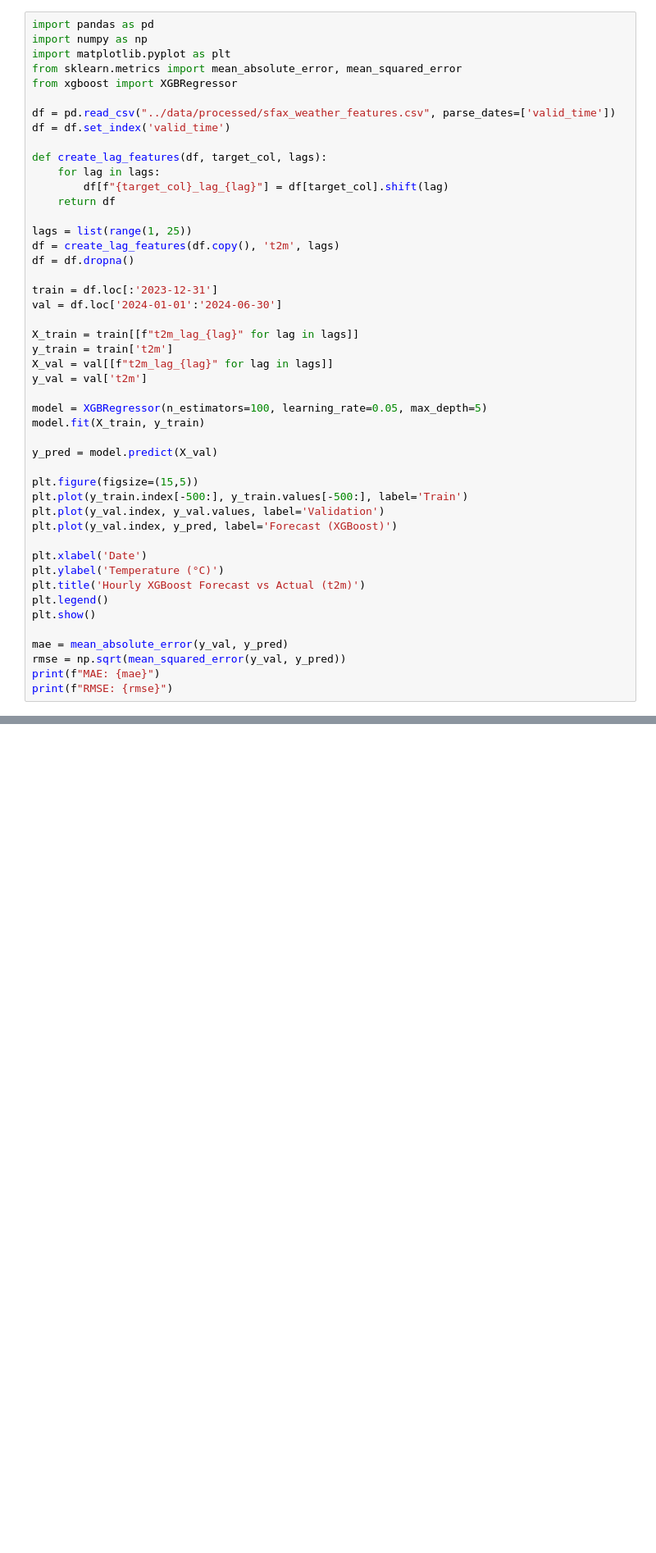
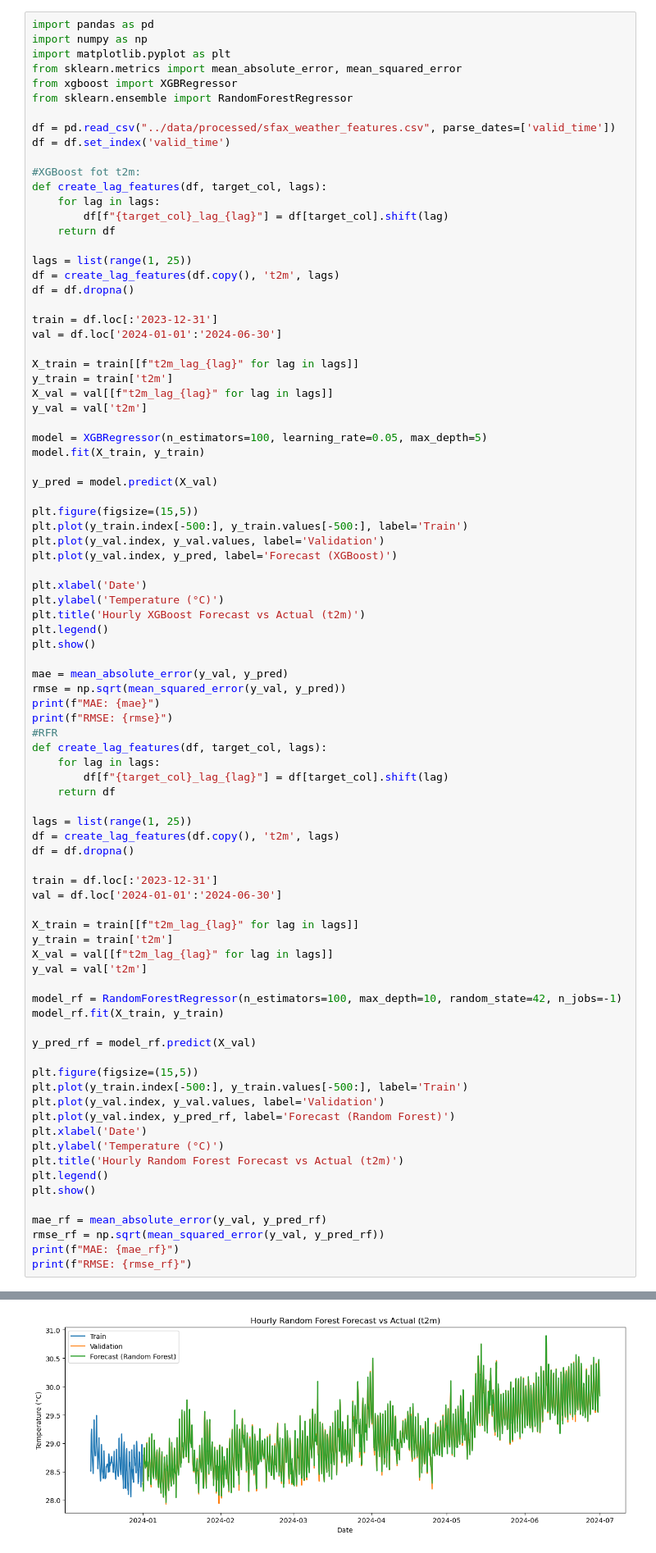
Before and after one commit to ahmedlayouni2001/MLops-Project-1, a Jupyter notebook: notebooks/04_ml_baseline.ipynb, the cells around one changed output, grey strips where cells are left out. Shown at 82% size. Saved outputs shown, nothing was run; the diff lists cells and outputs as text; blank space fills up the shorter version.

```diff
--- a/notebooks/04_ml_baseline.ipynb
+++ b/notebooks/04_ml_baseline.ipynb
@@ -4,10 +4,12 @@ import numpy as np
 import matplotlib.pyplot as plt
 from sklearn.metrics import mean_absolute_error, mean_squared_error
 from xgboost import XGBRegressor
+from sklearn.ensemble import RandomForestRegressor
 
 df = pd.read_csv("../data/processed/sfax_weather_features.csv", parse_dates=['valid_time'])
 df = df.set_index('valid_time')
 
+#XGBoost fot t2m:
 def create_lag_features(df, target_col, lags):
     for lag in lags:
         df[f"{target_col}_lag_{lag}"] = df[target_col].shift(lag)
@@ -22,30 +24,68 @@ val = df.loc['2024-01-01':'2024-06-30']
 
 X_train = train[[f"t2m_lag_{lag}" for lag in lags]]
 y_train = train['t2m']
 X_val = val[[f"t2m_lag_{lag}" for lag in lags]]
 y_val = val['t2m']
 
 model = XGBRegressor(n_estimators=100, learning_rate=0.05, max_depth=5)
 model.fit(X_train, y_train)
 
 y_pred = model.predict(X_val)
 
 plt.figure(figsize=(15,5))
 plt.plot(y_train.index[-500:], y_train.values[-500:], label='Train')
 plt.plot(y_val.index, y_val.values, label='Validation')
 plt.plot(y_val.index, y_pred, label='Forecast (XGBoost)')
 
 plt.xlabel('Date')
 plt.ylabel('Temperature (°C)')
 plt.title('Hourly XGBoost Forecast vs Actual (t2m)')
 plt.legend()
 plt.show()
 
 mae = mean_absolute_error(y_val, y_pred)
 rmse = np.sqrt(mean_squared_error(y_val, y_pred))
 print(f"MAE: {mae}")
 print(f"RMSE: {rmse}")
+#RFR
+def create_lag_features(df, target_col, lags):
+    for lag in lags:
+        df[f"{target_col}_lag_{lag}"] = df[target_col].shift(lag)
+    return df
+
+lags = list(range(1, 25))
+df = create_lag_features(df.copy(), 't2m', lags)
+df = df.dropna()
+
+train = df.loc[:'2023-12-31']
+val = df.loc['2024-01-01':'2024-06-30']
+
+X_train = train[[f"t2m_lag_{lag}" for lag in lags]]
+y_train = train['t2m']
+X_val = val[[f"t2m_lag_{lag}" for lag in lags]]
+y_val = val['t2m']
+
+model_rf = RandomForestRegressor(n_estimators=100, max_depth=10, random_state=42, n_jobs=-1)
+model_rf.fit(X_train, y_train)
+
+y_pred_rf = model_rf.predict(X_val)
+
+plt.figure(figsize=(15,5))
+plt.plot(y_train.index[-500:], y_train.values[-500:], label='Train')
+plt.plot(y_val.index, y_val.values, label='Validation')
+plt.plot(y_val.index, y_pred_rf, label='Forecast (Random Forest)')
+plt.xlabel('Date')
+plt.ylabel('Temperature (°C)')
+plt.title('Hourly Random Forest Forecast vs Actual (t2m)')
+plt.legend()
+plt.show()
+
+mae_rf = mean_absolute_error(y_val, y_pred_rf)
+rmse_rf = np.sqrt(mean_squared_error(y_val, y_pred_rf))
+print(f"MAE: {mae_rf}")
+print(f"RMSE: {rmse_rf}")
 # %% [output]
 [figure]
 MAE: 0.03376388394436122
 RMSE: 0.04917029293606768
+[figure, added]
```
Also changed, not shown: parts of 1 cell of this notebook.
